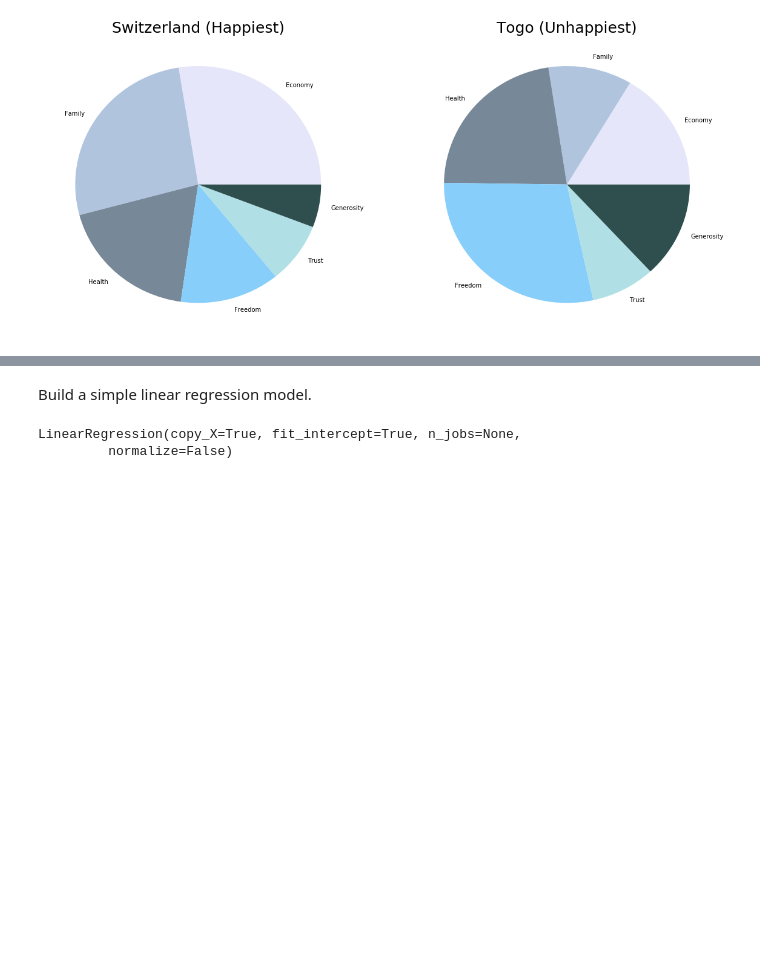
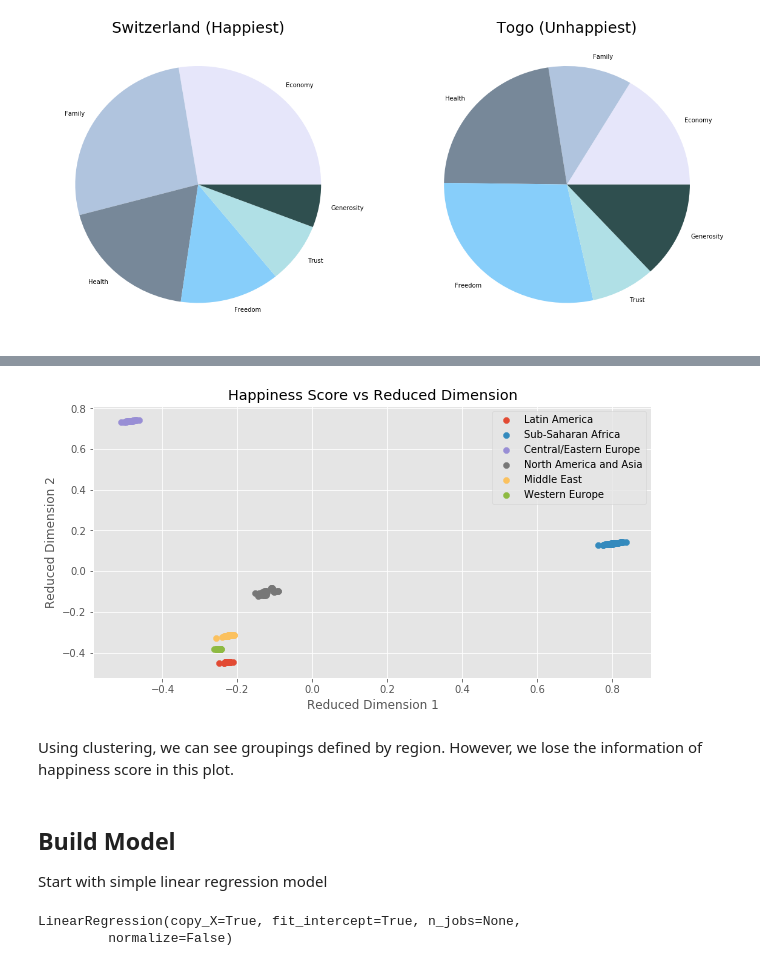
Before and after one commit to neil-ash/Kaggle, a Jupyter notebook: World_Happiness/World_Happiness_Exploration.ipynb, the cells around one changed output, grey strips where cells are left out. Drawn from its saved outputs; the diff is of its cells as text; code cells hidden in the pictures; blank space fills up the shorter version.

```diff
--- a/World_Happiness/World_Happiness_Exploration.ipynb
+++ b/World_Happiness/World_Happiness_Exploration.ipynb
@@ -262,0 +350,11 @@ y = df['Happiness Score'].values
+# %%
+# perform clustering on 2D feature space
+kmeans = KMeans(n_clusters=6, random_state=0)
+kmeans.fit(X_red)
+
+clusters = kmeans.labels_
+
+for i in range(6):
+    print(df[clusters == i].Region.values)
+
+kmeans.cluster_centers_
@@ -263,5 +385,28 @@ y = df['Happiness Score'].values
+# %%
+plt.title('Happiness Score vs Reduced Dimension')
+plt.xlabel('Reduced Dimension 1')
+plt.ylabel('Reduced Dimension 2')
+
+labels = ['Latin America',
+          'Sub-Saharan Africa',
+          'Central/Eastern Europe',
+          'North America and Asia',
+          'Middle East',
+          'Western Europe']
+
+for i in range(6):
+    plt.scatter(X_red[clusters==i][:, 0],
+                X_red[clusters==i][:, 1],
+                label=labels[i])
+
+plt.legend();
+# %% [output]
+[figure, added]
+# %% [markdown]
+Using clustering, we can see groupings defined by region. However, we lose the information of happiness score in this plot.
 # %% [markdown]
-Build a simple linear regression model.
+## Build Model
+Start with simple linear regression model
 # %%
 # build linear regression model
 from sklearn.linear_model import LinearRegression
```
Also changed, not shown: parts of 15 cells of this notebook.
